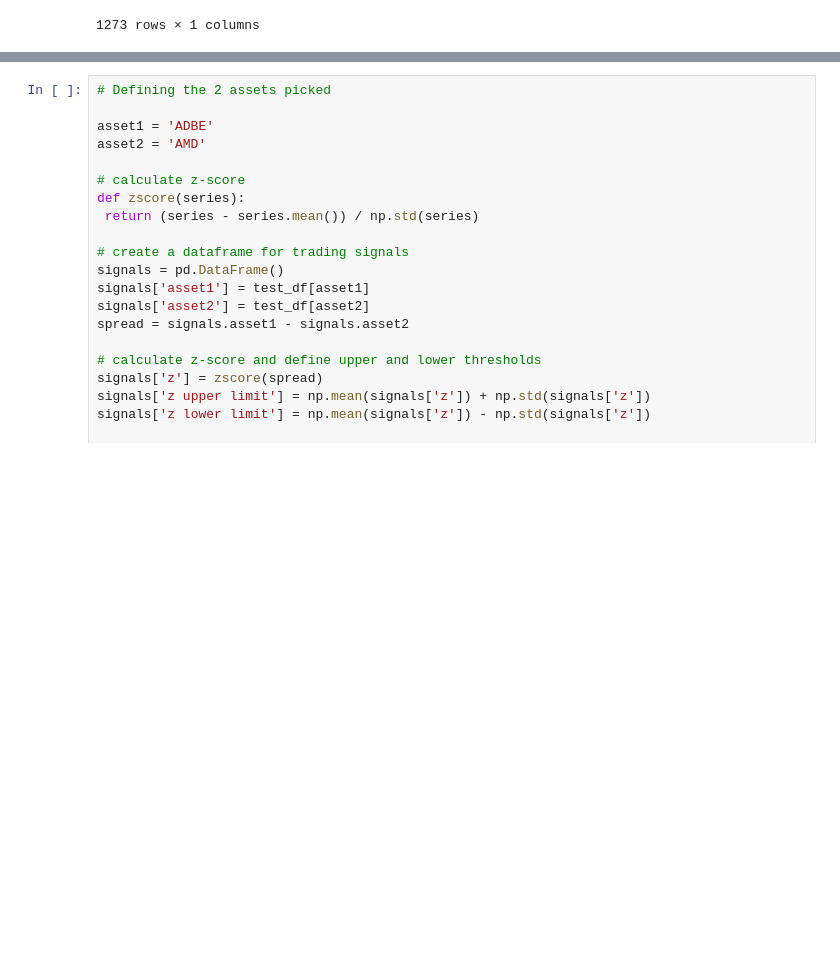
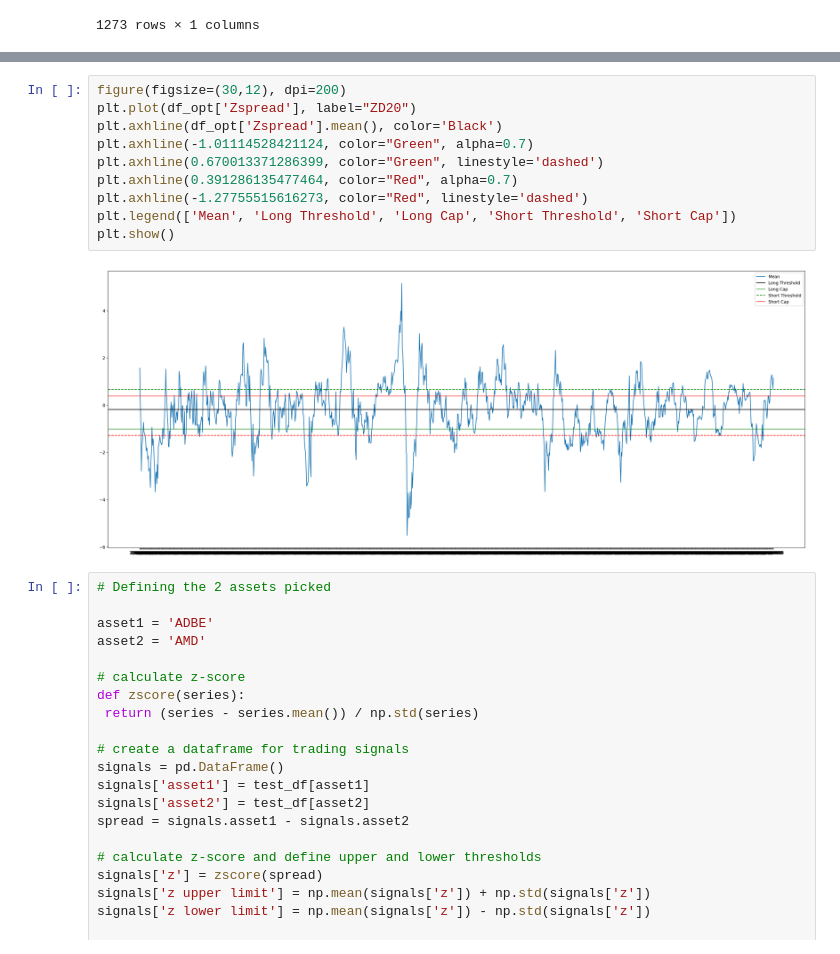
Before and after one commit to adi-suresh01/Pairs_Trading_Strategy_1, a Jupyter notebook: pairs.ipynb, the cells around one changed output, grey strips where cells are left out. Cells and saved outputs as stored; diff of their text form; blank space fills up the shorter version.

```diff
--- a/pairs.ipynb
+++ b/pairs.ipynb
@@ -244,3 +265,15 @@ Text(0.5, 1.0, 'Spread between Adobe and AMD')
+# %%
+figure(figsize=(30,12), dpi=200)
+plt.plot(df_opt['Zspread'], label="ZD20")
+plt.axhline(df_opt['Zspread'].mean(), color='Black')
+plt.axhline(-1.01114528421124, color="Green", alpha=0.7)
+plt.axhline(0.670013371286399, color="Green", linestyle='dashed')
+plt.axhline(0.391286135477464, color="Red", alpha=0.7)
+plt.axhline(-1.27755515616273, color="Red", linestyle='dashed')
+plt.legend(['Mean', 'Long Threshold', 'Long Cap', 'Short Threshold', 'Short Cap'])
+plt.show()
+# %% [output]
+[figure, added]
 # %%
 # Defining the 2 assets picked
 
```
Also changed, not shown: parts of 13 cells of this notebook.
